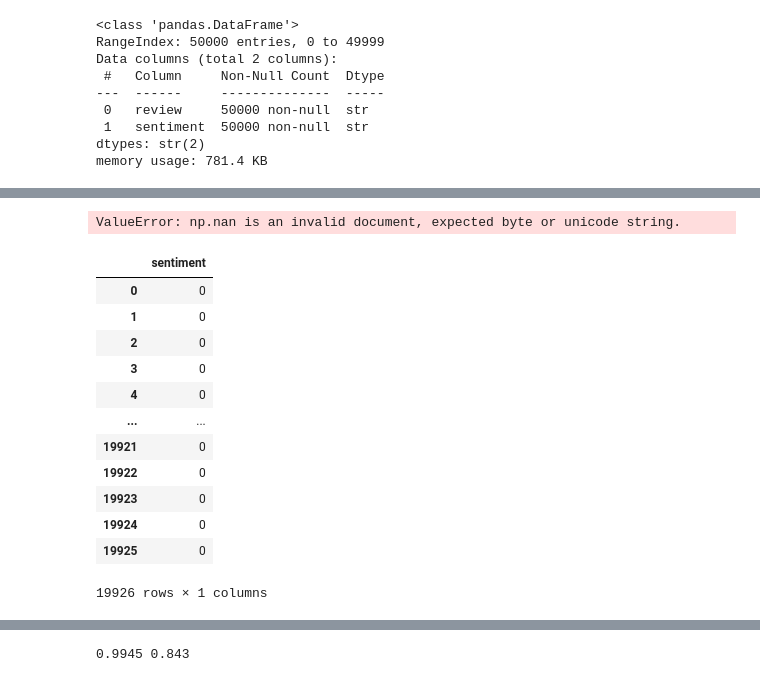
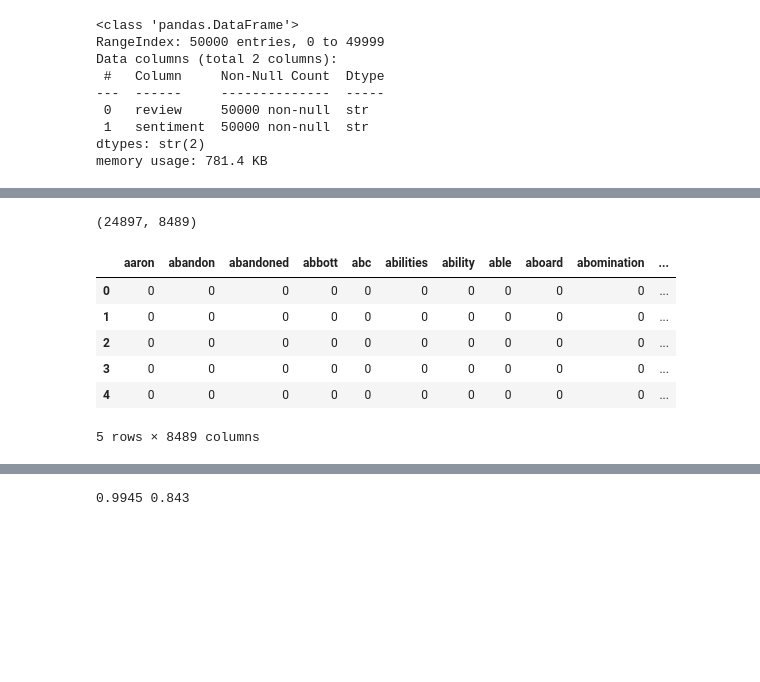
Before and after one commit to efei01/NSDC_F23_movie_reviews_project, a Jupyter notebook: Movie_Review_Sentiment_Analysis_V2.ipynb, the cells around one changed output, grey strips where cells are left out. Saved outputs shown, nothing was run; the diff lists cells and outputs as text; code cells hidden in the pictures; blank space fills up the shorter version.

```diff
--- a/Movie_Review_Sentiment_Analysis_V2.ipynb
+++ b/Movie_Review_Sentiment_Analysis_V2.ipynb
@@ -142,28 +159,16 @@ df_review.head()
 # %%
 # Use scikit-learn's CountVectorizer to identify every unique word in the dataset and how many times each word appears in each review
-vec = CountVectorizer(max_df=0.2, min_df=30, stop_words='english') # max_df=0.2: ignore words that appear in > 20% of the reviews; min_df=30: ignroe words that apear in < 30 reviews
+vec = CountVectorizer(max_df=0.8, min_df=30, stop_words='english') # max_df=0.8: ignore words that appear in >80% of the reviews; min_df=30: ignore words that appear in <30 reviews
 counts = vec.fit_transform(df_review['raw_text'])
-count_df = pd.DataFrame(counts.toarray(), columns=vec.get_feature_names_out())
-df_review = pd.concat((df_review, count_df), axis=1)
-df_review.head()
+df_counts = pd.DataFrame(counts.toarray(), columns=vec.get_feature_names_out())
+print(df_counts.shape)
+df_counts.head()
 # %% [output]
-ValueError: np.nan is an invalid document, expected byte or unicode string.
+(24897, 8489)
+|  | aaron | abandon | abandoned | abbott | abc | abilities | ability | able | aboard | abomination | ... |
+| 0 | 0 | 0 | 0 | 0 | 0 | 0 | 0 | 0 | 0 | 0 | ... |
+| 1 | 0 | 0 | 0 | 0 | 0 | 0 | 0 | 0 | 0 | 0 | ... |
+| 2 | 0 | 0 | 0 | 0 | 0 | 0 | 0 | 0 | 0 | 0 | ... |
+| 3 | 0 | 0 | 0 | 0 | 0 | 0 | 0 | 0 | 0 | 0 | ... |
+| 4 | 0 | 0 | 0 | 0 | 0 | 0 | 0 | 0 | 0 | 0 | ... |
+5 rows × 8489 columns
-# %%
-# Keep only the columns that start with an English alphabet letter
-filtered_cols = [col for col in df_review.columns if col[0].isalpha()]
-df_review = df_review[filtered_cols]
-df_review.head()
-# %% [output]
-|  | sentiment |
-| 0 | 0 |
-| 1 | 0 |
-| 2 | 0 |
-| 3 | 0 |
-| 4 | 0 |
-| ... | ... |
-| 19921 | 0 |
-| 19922 | 0 |
-| 19923 | 0 |
-| 19924 | 0 |
-| 19925 | 0 |
-19926 rows × 1 columns
```
Also changed, not shown: parts of 14 cells of this notebook.
